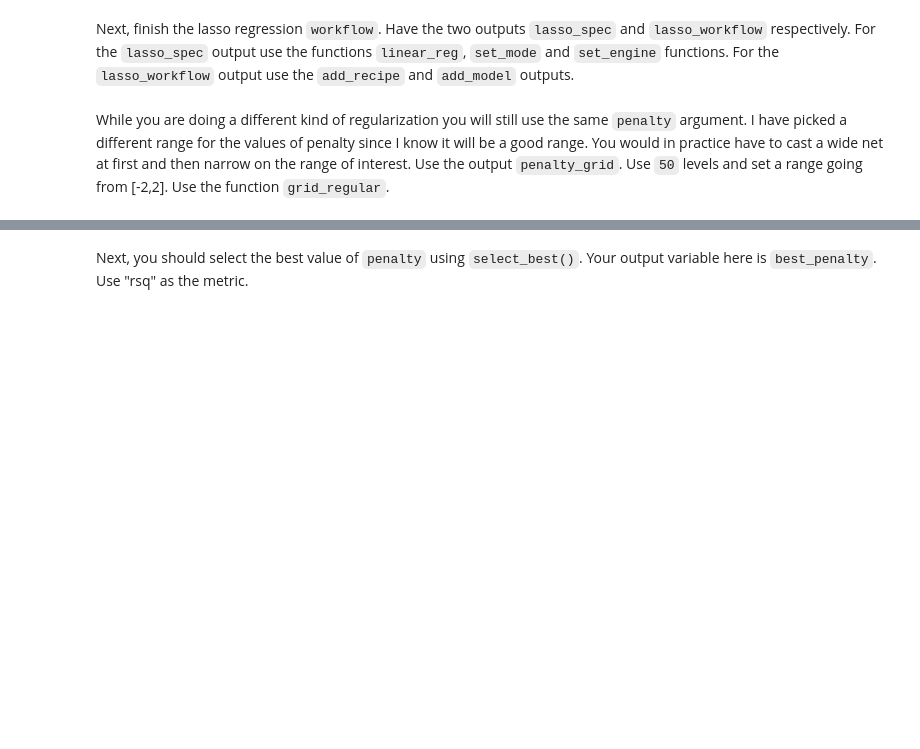
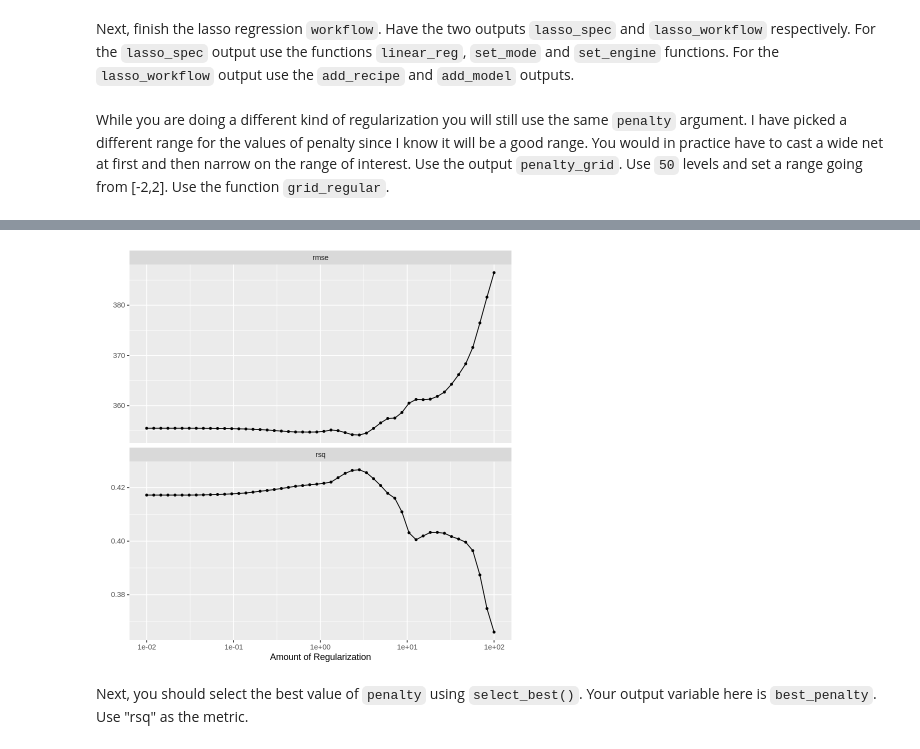
Before and after one commit to dennislamcv1/UniofColStatsLearning, a Jupyter notebook: Resampling, Selection and Splines/Lasso Regression Programming Assignment.ipynb, the cells around one changed output, grey strips where cells are left out. Drawn from its saved outputs; the diff is of its cells as text; code cells hidden in the pictures; blank space fills up the shorter version.

```diff
--- a/Resampling, Selection and Splines/Lasso Regression Programming Assignment.ipynb
+++ b/Resampling, Selection and Splines/Lasso Regression Programming Assignment.ipynb
@@ -47,3 +59,5 @@ While you are doing a different kind of regularization you will still use the sa
+# %%
+penalty_grid <- grid_regular(penalty(range = c(-2, 2)), levels = 50)
 # %%
 library(testthat)
 
@@ -61,2 +91,14 @@ You can `tune_grid()` again. Use the output `tune_res` along with the function `
+# %%
+# Perform grid tuning
+tune_res <- tune_grid(
+  lasso_workflow,
+  resamples = Hitters_fold,
+  grid = penalty_grid
+)
+
+# Plot the tuning results
+autoplot(tune_res)
+# %% [output]
+[figure, added]
 # %% [markdown]
 Next, you should select the best value of `penalty` using `select_best()`. Your output variable here is `best_penalty`. Use "rsq" as the metric.
```
Also changed, not shown: parts of 10 cells of this notebook, 5 other files.
